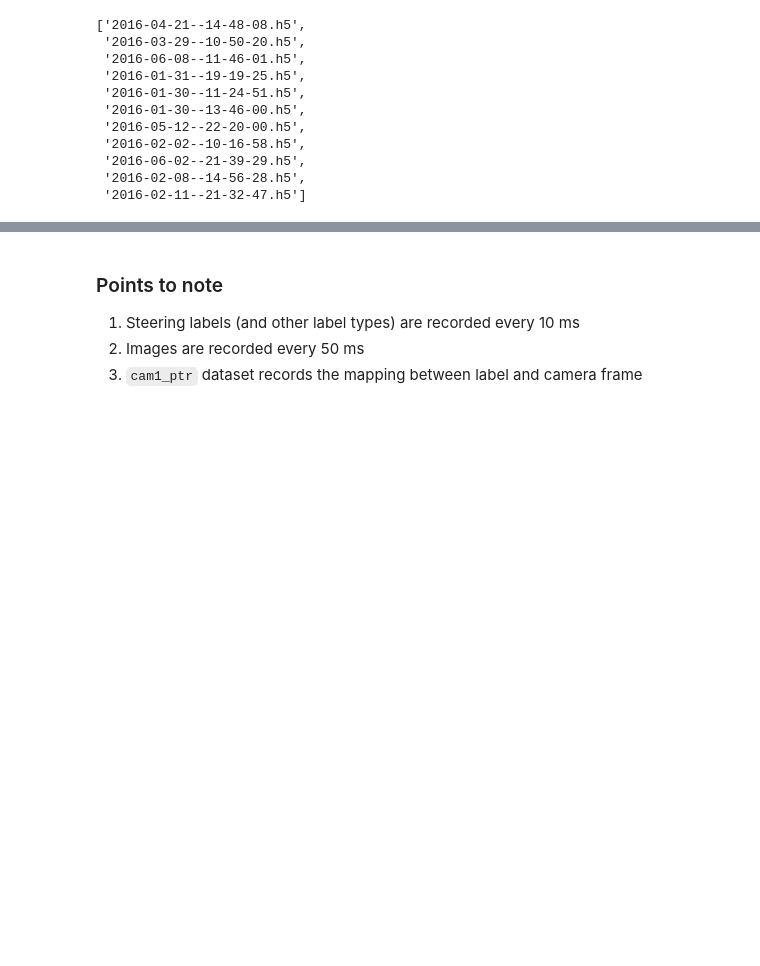
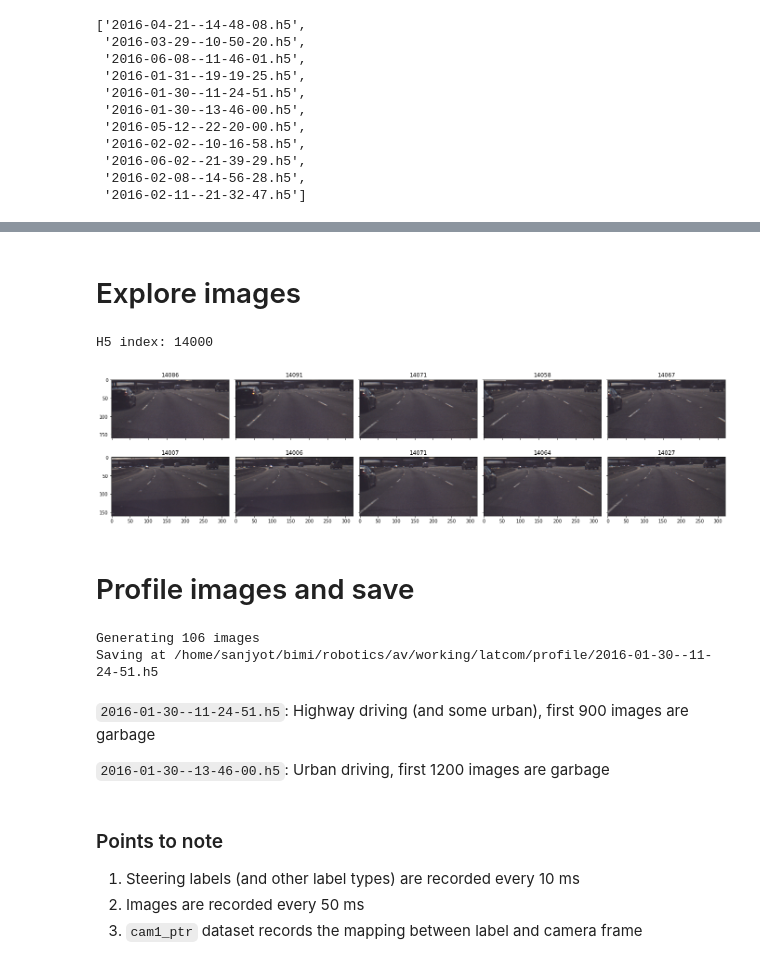
Before and after one commit to sanjyotUM/latcom, a Jupyter notebook: notebooks/explore_comma.ipynb, the cells around one changed output, grey strips where cells are left out. Cells and saved outputs as stored; diff of their text form; code cells hidden in the pictures; blank space fills up the shorter version.

Commit message:
Transfer code from bimi repo to personal

```diff
--- a/notebooks/explore_comma.ipynb
+++ b/notebooks/explore_comma.ipynb
@@ -51,3 +71,39 @@ Second file shape: (294919,)
+# %% [markdown]
+# Explore images
+# %%
+with h5py.File(img_path, 'r') as f:
+    x = f['X']
+    size = x.shape[0]
+    index = random.randint(0, size-200)
+    index = 14000
+    data = x[index: index + 100]
+
+fig, ax = plt.subplots(2, 5, figsize=(19, 5), sharex=True, sharey=True)
+ax = ax.flatten()
+for i in range(10):
+    ix = random.randint(0, 99)
+    img = data[ix].swapaxes(0, 2).swapaxes(0, 1)
+    ax[i].imshow(img)
+    ax[i].set_title(index + ix)
+
+plt.tight_layout()
+
+print(f'H5 index: {index}')
+# %% [output]
+H5 index: 14000
+[figure, added]
+# %% [markdown]
+# Profile images and save
+# %%
+dest_dir = Path.cwd() / 'profile'
+profile_images(img_path, lbl_path, dest_dir, show=True)
+# %% [output]
+Generating 106 images
+Saving at /home/sanjyot/bimi/robotics/av/working/latcom/profile/2016-01-30--11-24-51.h5
+# %% [markdown]
+`2016-01-30--11-24-51.h5`: Highway driving (and some urban), first 900 images are garbage
+
+`2016-01-30--13-46-00.h5`: Urban driving, first 1200 images are garbage
 # %% [markdown]
 ### Points to note
 
```
Also changed, not shown: parts of 33 cells of this notebook, 17 other files.
